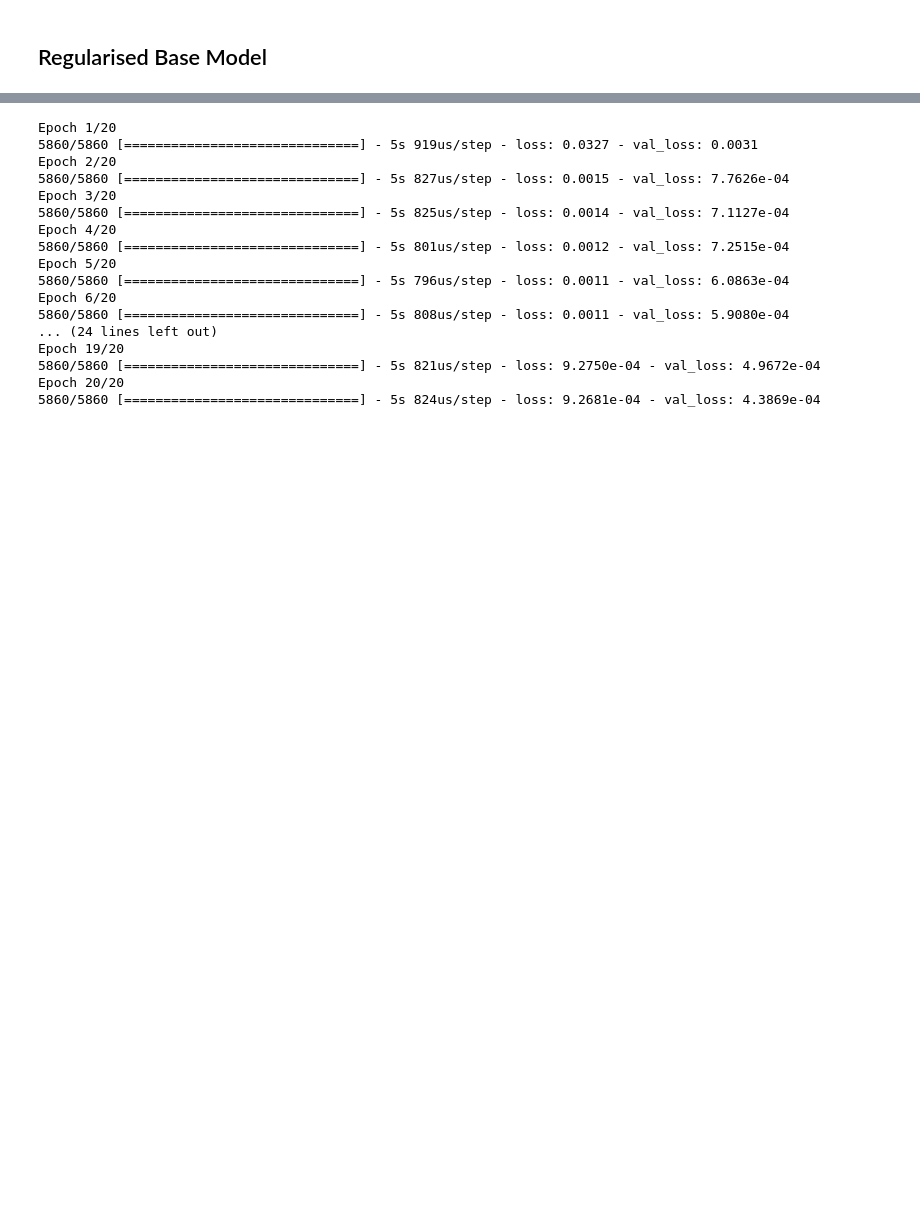
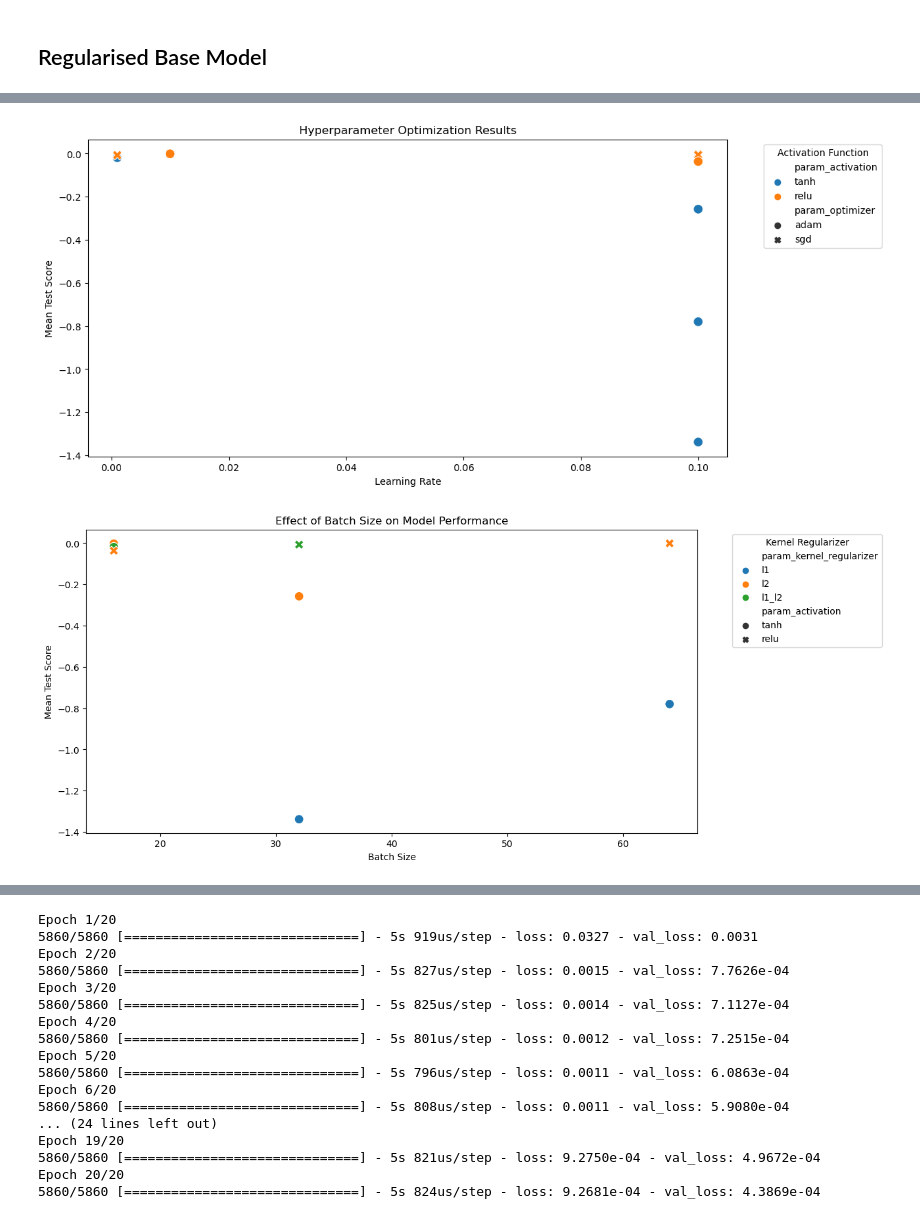
Before and after one commit to sophia20753/sysopt_adproject, a Jupyter notebook: project/dnn_train.ipynb, the cells around one changed output, grey strips where cells are left out. Drawn from its saved outputs; the diff is of its cells as text; code cells hidden in the pictures; blank space fills up the shorter version.

```diff
--- a/project/dnn_train.ipynb
+++ b/project/dnn_train.ipynb
@@ -286,9 +303,9 @@ def create_model(activation='relu', optimizer='adam', learning_rate=0.001, kerne
     # compile model
     optimizer = Adam(learning_rate=learning_rate) if optimizer == 'adam' else optimizer
 
-    model.compile(optimizer=optimizer, loss=Huber(delta=delta))
+    model.compile(optimizer=optimizer, loss=Huber(delta=best_delta))
 
-    history = model.fit(Xtrain, ytrain, sample_weight=wtrain, epochs=early_stop.stopped_epoch, batch_size=32, validation_data=(Xval, yval, wval))
+    model.fit(Xtrain, ytrain, sample_weight=wtrain, epochs=early_stop.stopped_epoch, batch_size=batch_size, validation_data=(Xval, yval, wval))
 
     return model
 
@@ -297,7 +314,7 @@ param_dist = {
     'activation': ['relu', 'tanh'],
     'optimizer': ['sgd', 'adam'],
     'learning_rate': [0.001, 0.01, 0.1],
-    'kernel_regularizer': [None, 'l1', 'l2'],
+    'kernel_regularizer': ['l1', 'l2', 'l1_l2'],
     'batch_size': [16, 32, 64]
 }
 
@@ -305,7 +322,7 @@ param_dist = {
 keras_reg = KerasRegressor(build_fn=create_model, epochs=20, verbose=0)
 
 # perform random search hyperparameter tuning
-random_search = RandomizedSearchCV(estimator=keras_reg, param_distributions=param_dist, n_iter=5, cv=3, verbose=2, random_state=42)
+random_search = RandomizedSearchCV(estimator=keras_reg, param_distributions=param_dist, n_iter=10, cv=3, verbose=1, random_state=42, error_score='raise')
 
 random_search.fit(Xtrain, ytrain, sample_weight=wtrain, validation_data=(Xval, yval, wval))
 # %% [output]
@@ -337,0 +355,4 @@ RandomizedSearchCV(cv=3,
+# %%
+random_search_df = pd.DataFrame(random_search.cv_results_)
+
+display(random_search_df)
@@ -337,0 +371,25 @@ RandomizedSearchCV(cv=3,
+# %%
+# Plot the results
+plt.figure(figsize=(12, 6))
+
+# Example of plotting one parameter against mean test score
+sns.scatterplot(data=random_search_df, x='param_learning_rate', y='mean_test_score', hue='param_activation', style='param_optimizer', s=100)
+
+plt.title('Hyperparameter Optimization Results')
+plt.xlabel('Learning Rate')
+plt.ylabel('Mean Test Score')
+plt.legend(title='Activation Function', bbox_to_anchor=(1.05, 1), loc='upper left')
+plt.show()
+
+# Another example: Visualizing the effect of batch size
+plt.figure(figsize=(12, 6))
+sns.scatterplot(data=random_search_df, x='param_batch_size', y='mean_test_score', hue='param_kernel_regularizer', style='param_activation', s=100)
+
+plt.title('Effect of Batch Size on Model Performance')
+plt.xlabel('Batch Size')
+plt.ylabel('Mean Test Score')
+plt.legend(title='Kernel Regularizer', bbox_to_anchor=(1.05, 1), loc='upper left')
+plt.show()
+# %% [output]
+[figure, added]
+[figure, added]
```
Also changed, not shown: parts of 15 cells of this notebook.
